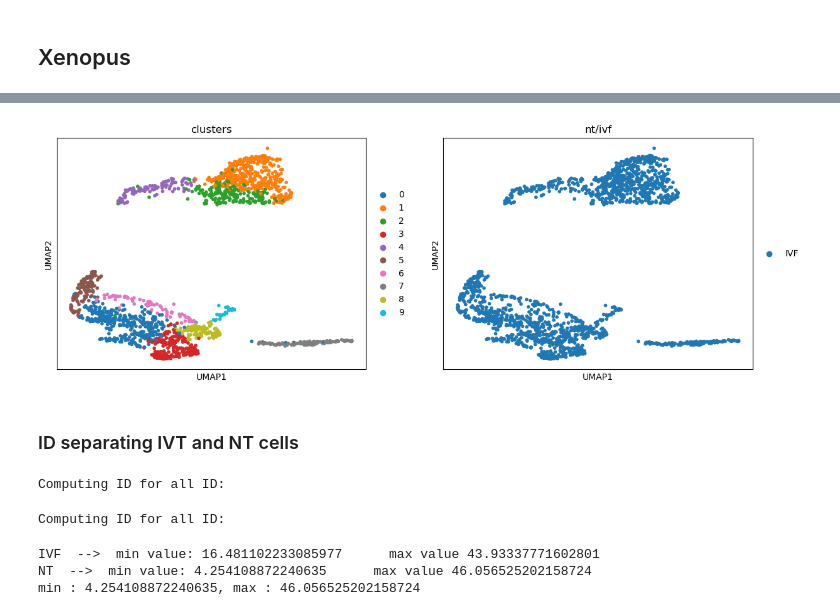
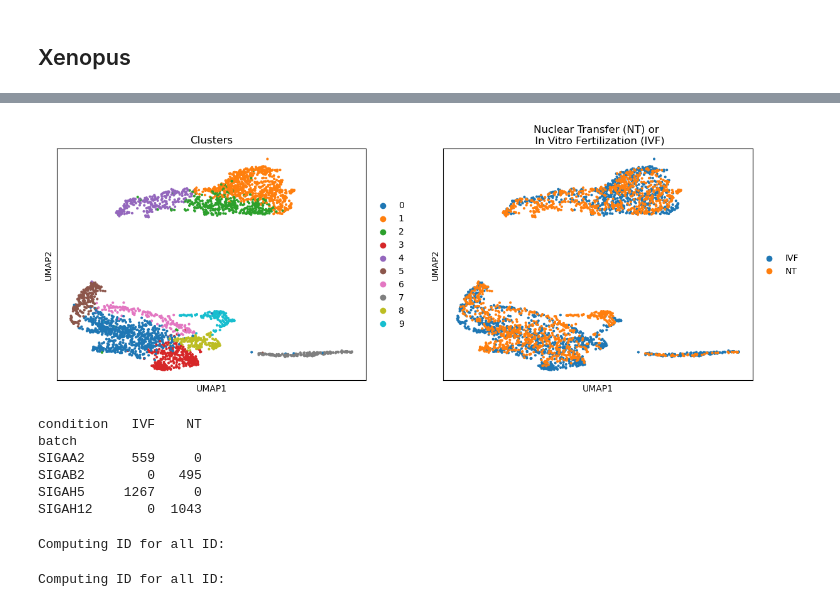
Before and after one commit to maddalenastn/IDEAS, a Jupyter notebook: Notebooks/Local_ID.ipynb, the cells around one changed output, grey strips where cells are left out. Saved outputs shown, nothing was run; the diff lists cells and outputs as text; code cells hidden in the pictures.

```diff
--- a/Notebooks/Local_ID.ipynb
+++ b/Notebooks/Local_ID.ipynb
@@ -240,7 +249,22 @@ adata_nt = adata_xen[adata_xen.obs.isnt == 'NT']
-# %%
-sc.pl.umap(adata_ivf, color=['seurat_clusters', 'isnt'], title = ['clusters', 'nt/ivf'], alpha=1.)
-# %% [output]
-[figure, removed]
-# %% [markdown]
-### ID separating IVT and NT cells
+# %%
+# visualize cluster division and nuclear transfer (NT) vs in vitro fertilization (IVF)
+sc.pl.umap(adata_xen, color=['seurat_clusters', 'isnt'], title = ['Clusters', 'Nuclear Transfer (NT) or \n In Vitro Fertilization (IVF)'], alpha=1.)
+# %% [output]
+[figure, added]
+# %%
+#Select the experiment with a higher number of cells
+
+df = pd.DataFrame({'batch': adata_xen.obs.stim, 'condition': adata_xen.obs.isnt})
+contingency_table = pd.crosstab(df['batch'], df['condition'])
+print(contingency_table)
+
+adata_ivf = adata_xen[adata_xen.obs.stim == 'SIGAH5']  #'IVF'
+adata_nt = adata_xen[adata_xen.obs.stim == 'SIGAH12']  #'NT'
+# %% [output]
+condition   IVF    NT
+batch
+SIGAA2      559     0
+SIGAB2        0   495
+SIGAH5     1267     0
+SIGAH12       0  1043
 # %%
@@ -252,14 +277,4 @@ adata_nt = add_local_ID_to_adata(adata_nt,IDs_nt)
 # %% [output]
 Computing ID for all ID:
 Computing ID for all ID:
-# %%
-print(f'IVF  -->  min value: {IDs_ivf.ID.values.min()}      max value {IDs_ivf.ID.values.max()} ')
-print(f'NT  -->  min value: {IDs_nt.ID.values.min()}      max value {IDs_nt.ID.values.max()} ')
-minvalue = min(IDs_ivf.ID.values.min(), IDs_nt.ID.values.min())
-maxvalue = max(IDs_ivf.ID.values.max(), IDs_nt.ID.values.max())
-print(f'min : {minvalue}, max : {maxvalue}')
-# %% [output]
-IVF  -->  min value: 16.481102233085977      max value 43.93337771602801
-NT  -->  min value: 4.254108872240635      max value 46.056525202158724
-min : 4.254108872240635, max : 46.056525202158724
 # %%
```
Also changed, not shown: parts of 33 cells of this notebook.
